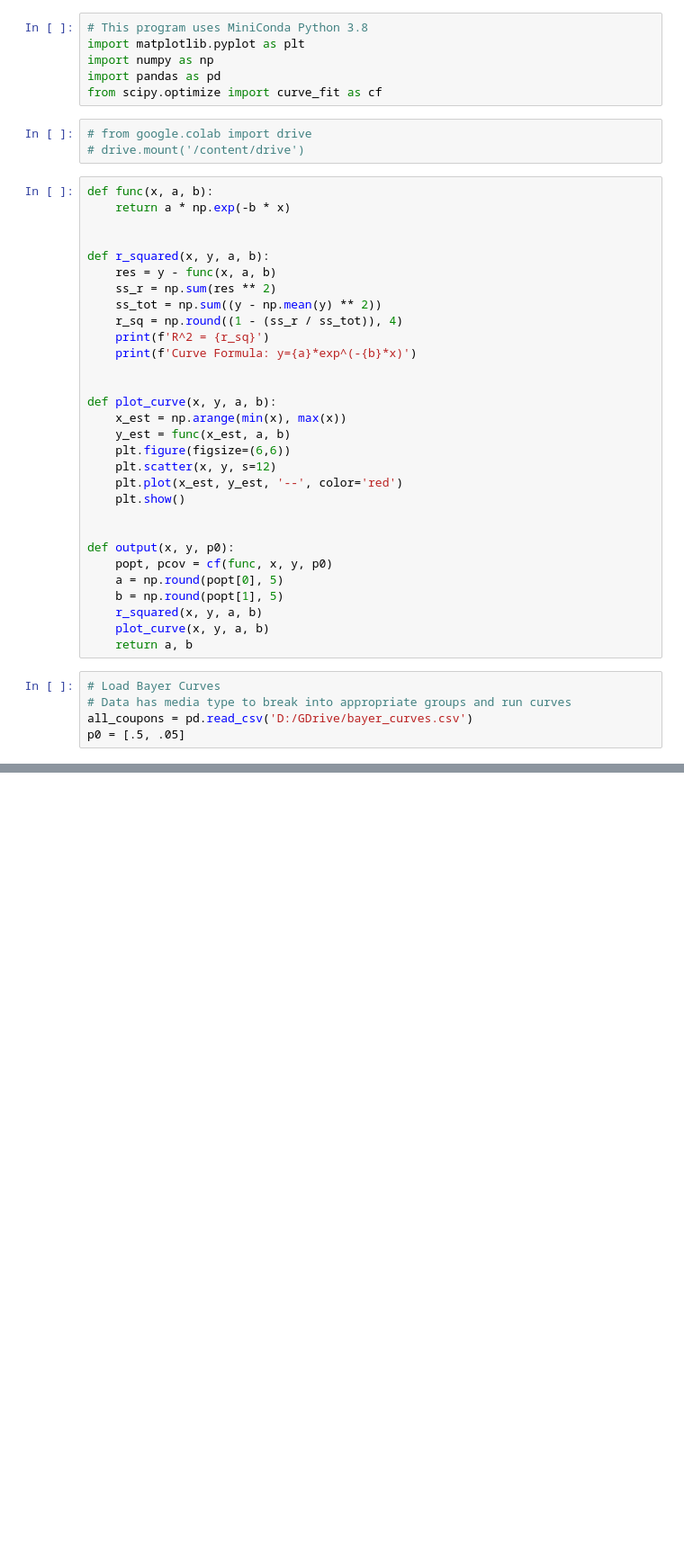
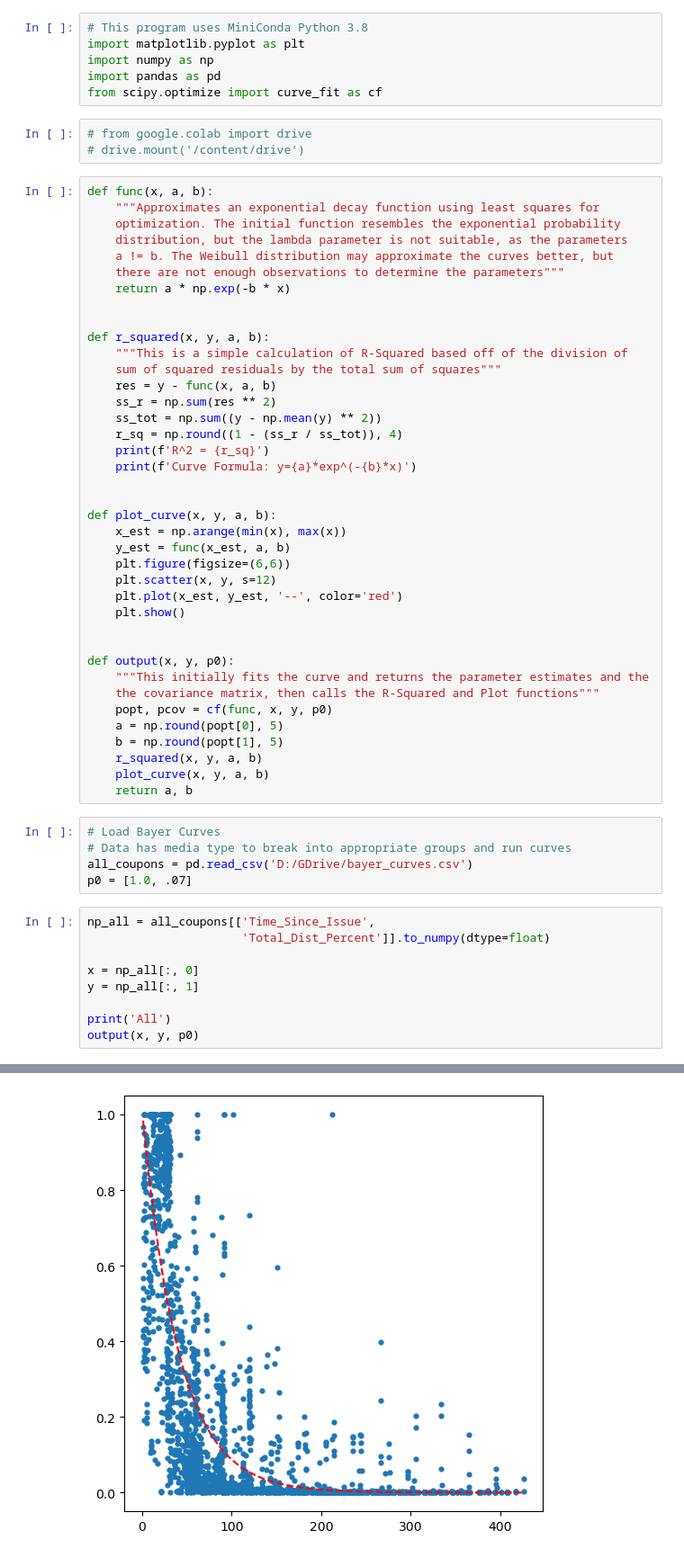
Before and after one commit to mdnorris/Bayer_Curves, a Jupyter notebook: Redemption_Curves.ipynb, the cells around one changed output, grey strips where cells are left out. Shown at 90% size. Cells and saved outputs as stored; diff of their text form; blank space fills up the shorter version.

Commit message:
Addition of docstrings and an estimated curve for all data

```diff
--- a/Redemption_Curves.ipynb
+++ b/Redemption_Curves.ipynb
@@ -9,10 +9,17 @@ from scipy.optimize import curve_fit as cf
 # drive.mount('/content/drive')
 # %%
 def func(x, a, b):
+    """Approximates an exponential decay function using least squares for
+    optimization. The initial function resembles the exponential probability
+    distribution, but the lambda parameter is not suitable, as the parameters
+    a != b. The Weibull distribution may approximate the curves better, but
+    there are not enough observations to determine the parameters"""
     return a * np.exp(-b * x)
 
 
 def r_squared(x, y, a, b):
+    """This is a simple calculation of R-Squared based off of the division of
+    sum of squared residuals by the total sum of squares"""
     res = y - func(x, a, b)
     ss_r = np.sum(res ** 2)
     ss_tot = np.sum((y - np.mean(y) ** 2))
@@ -31,6 +38,8 @@ def plot_curve(x, y, a, b):
 
 
 def output(x, y, p0):
+    """This initially fits the curve and returns the parameter estimates and the
+    the covariance matrix, then calls the R-Squared and Plot functions"""
     popt, pcov = cf(func, x, y, p0)
     a = np.round(popt[0], 5)
     b = np.round(popt[1], 5)
@@ -41,4 +50,14 @@ def output(x, y, p0):
 # Load Bayer Curves
 # Data has media type to break into appropriate groups and run curves
 all_coupons = pd.read_csv('D:/GDrive/bayer_curves.csv')
-p0 = [.5, .05]
+p0 = [1.0, .07]
+# %%
+np_all = all_coupons[['Time_Since_Issue',
+                      'Total_Dist_Percent']].to_numpy(dtype=float)
+
+x = np_all[:, 0]
+y = np_all[:, 1]
+
+print('All')
+output(x, y, p0)
+# %% [output]
@@ -44,0 +67 @@ p0 = [.5, .05]
+[figure, added]
```
Also changed, not shown: parts of 6 cells of this notebook.
